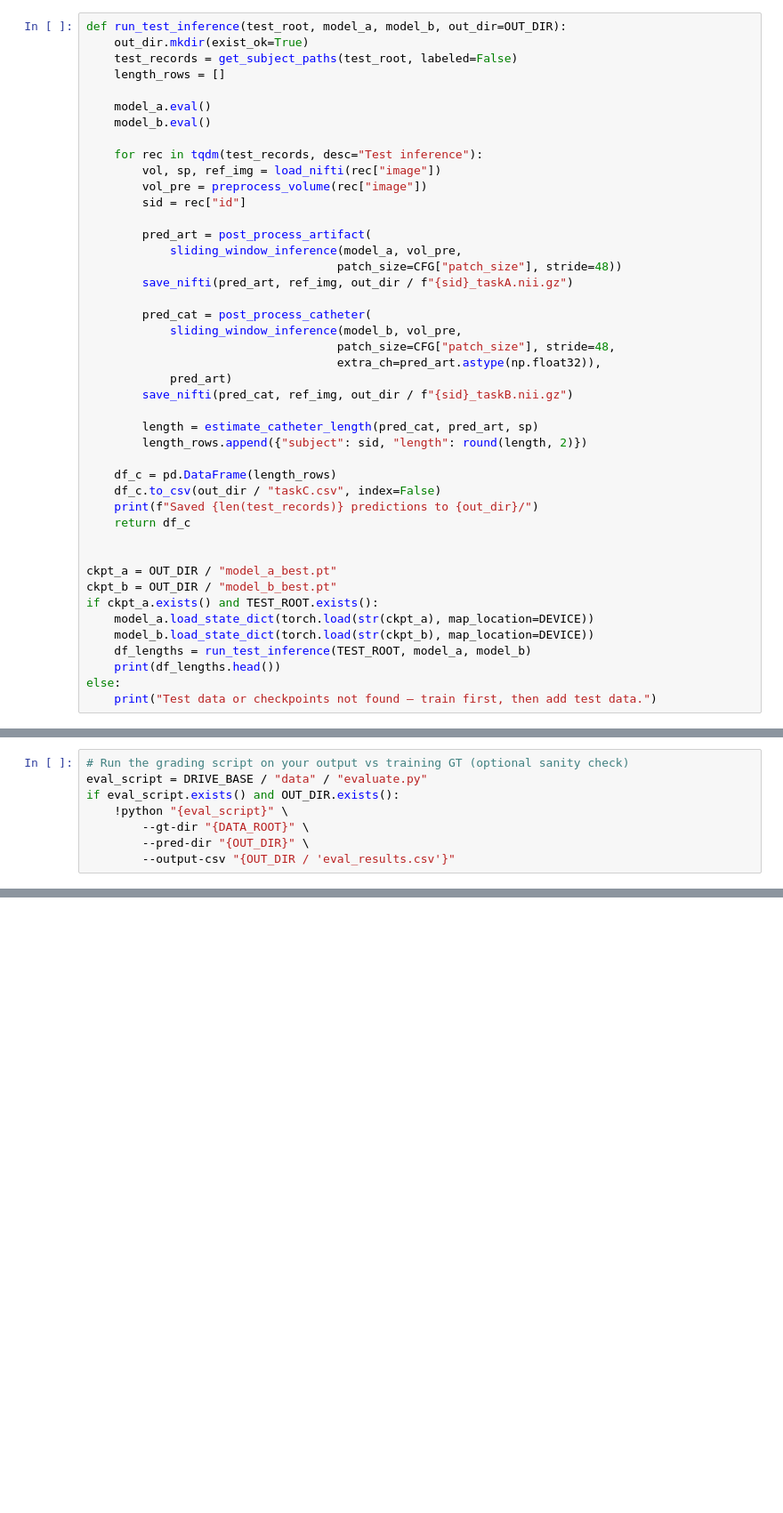
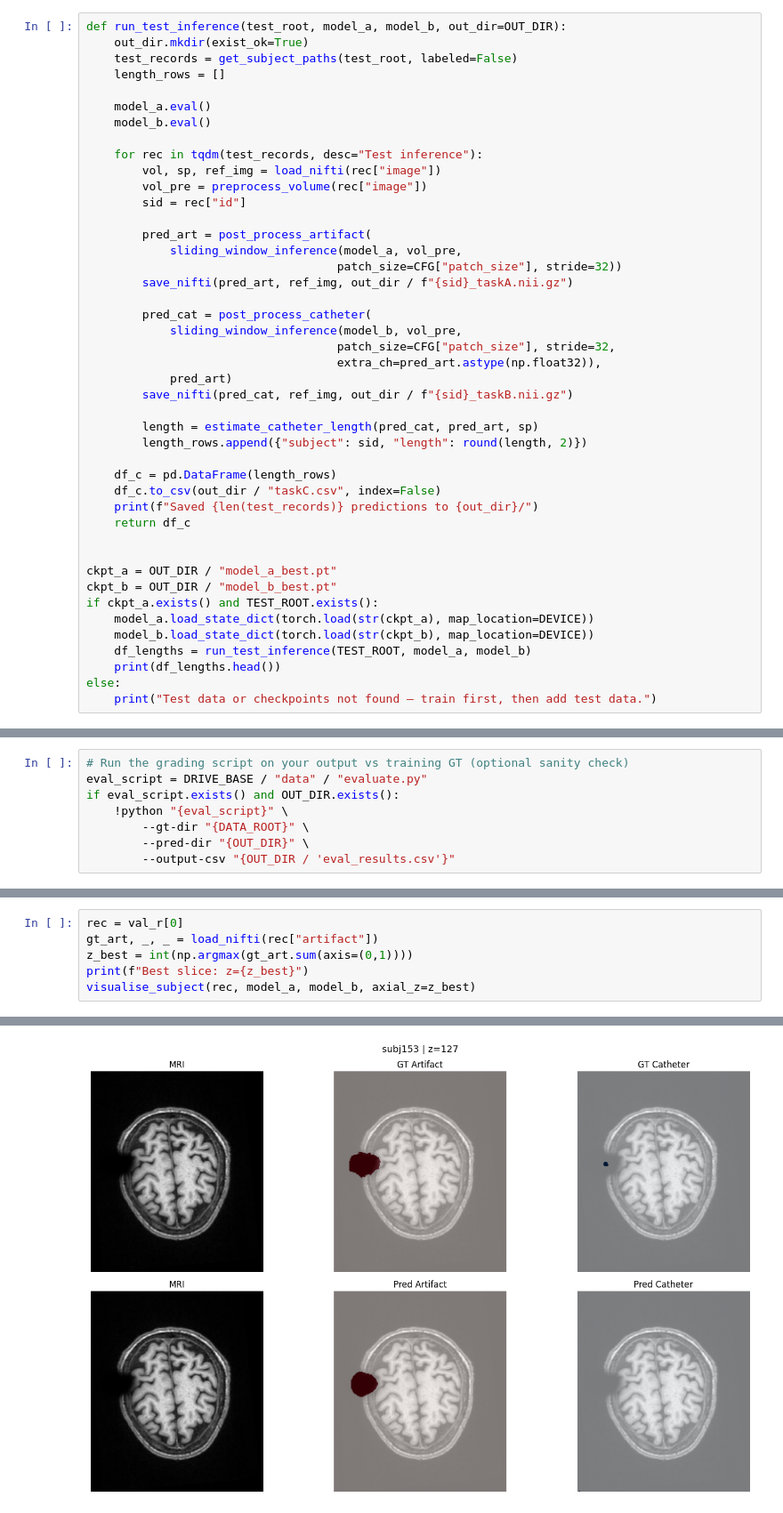
Before and after one commit to TylerLehrfeld/MIA-group-proj, a Jupyter notebook: MIAProject2.ipynb, the cells around one changed output, grey strips where cells are left out. Shown at 89% size. Cells and saved outputs as stored; diff of their text form; blank space fills up the shorter version.

```diff
--- a/MIAProject2.ipynb
+++ b/MIAProject2.ipynb
@@ -775,12 +842,12 @@ def run_test_inference(test_root, model_a, model_b, out_dir=OUT_DIR):
 
         pred_art = post_process_artifact(
             sliding_window_inference(model_a, vol_pre,
-                                    patch_size=CFG["patch_size"], stride=48))
+                                    patch_size=CFG["patch_size"], stride=32))
         save_nifti(pred_art, ref_img, out_dir / f"{sid}_taskA.nii.gz")
 
         pred_cat = post_process_catheter(
             sliding_window_inference(model_b, vol_pre,
-                                    patch_size=CFG["patch_size"], stride=48,
+                                    patch_size=CFG["patch_size"], stride=32,
                                     extra_ch=pred_art.astype(np.float32)),
             pred_art)
         save_nifti(pred_cat, ref_img, out_dir / f"{sid}_taskB.nii.gz")
@@ -862,0 +927,7 @@ Std Error:           9.53 mm
+# %%
+rec = val_r[0]
+gt_art, _, _ = load_nifti(rec["artifact"])
+z_best = int(np.argmax(gt_art.sum(axis=(0,1))))
+print(f"Best slice: z={z_best}")
+visualise_subject(rec, model_a, model_b, axial_z=z_best)
+# %% [output]
@@ -862,0 +935 @@ Std Error:           9.53 mm
+[figure, added]
```
Also changed, not shown: parts of 5 cells of this notebook, 3 other files.
